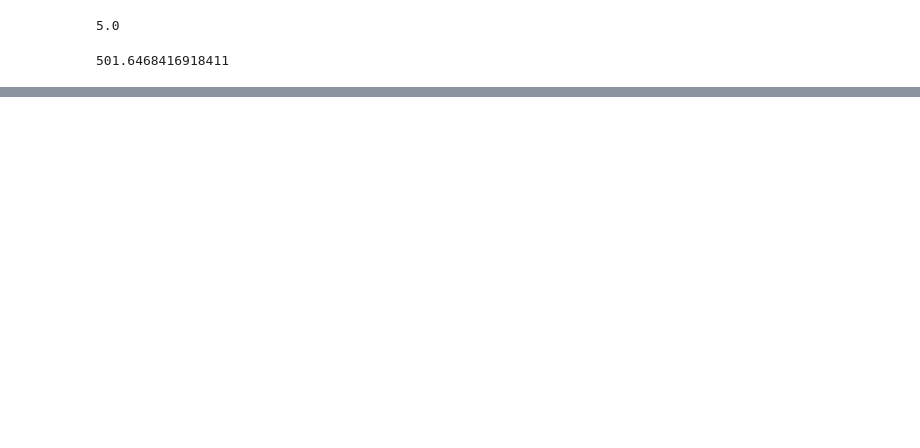
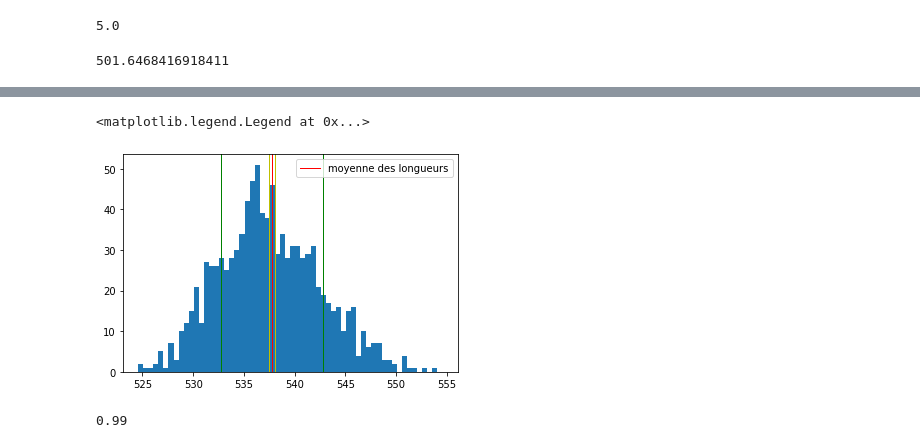
Before and after one commit to Gasp141/ProjetMaths3, a Jupyter notebook: ProjMaths3.ipynb, the cells around one changed output, grey strips where cells are left out. Drawn from its saved outputs; the diff is of its cells as text; code cells hidden in the pictures; blank space fills up the shorter version.

```diff
--- a/ProjMaths3.ipynb
+++ b/ProjMaths3.ipynb
@@ -193,0 +207,12 @@ a
+# %%
+
+plt.hist(simuls, bins = np.arange(simuls.min(),simuls.max(),0.5), align = 'left')
+plt.axvline(x=mean, linewidth=1, color='r', label = "moyenne des longueurs")
+plt.axvline(x=mean +std, linewidth=1, color='g')
+plt.axvline(x=mean - std, linewidth=1, color='g')
+plt.axvline(x=mean - conf, linewidth=1, color='y')
+plt.axvline(x=mean + conf, linewidth=1, color='y')
+plt.legend()
+# %% [output]
+<matplotlib.legend.Legend at 0x...>
+[figure, added]
@@ -193,0 +226,4 @@ a
+# %%
+F_repart(525,simuls)
+# %% [output]
+0.99
```
Also changed, not shown: parts of 7 cells of this notebook.
